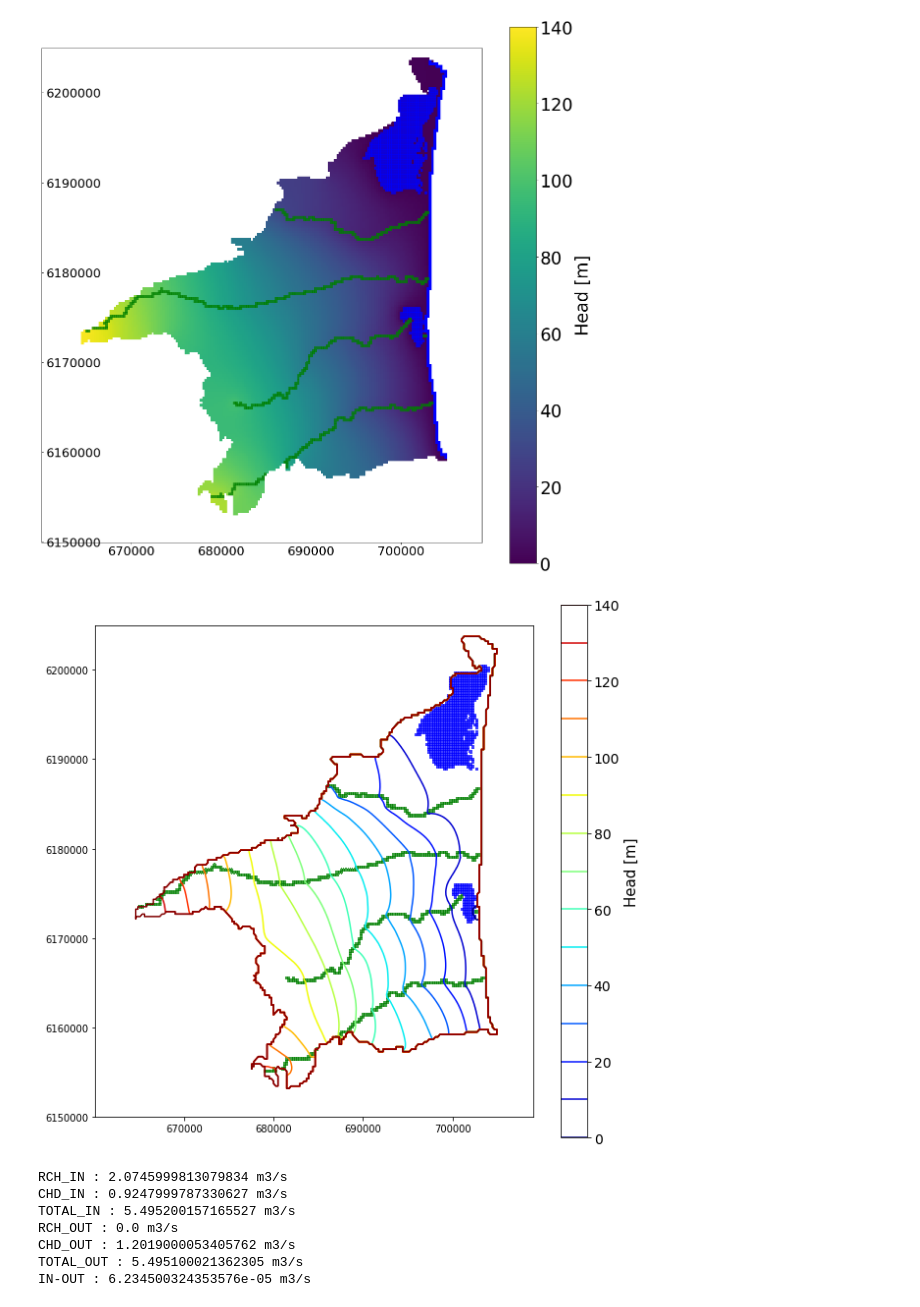
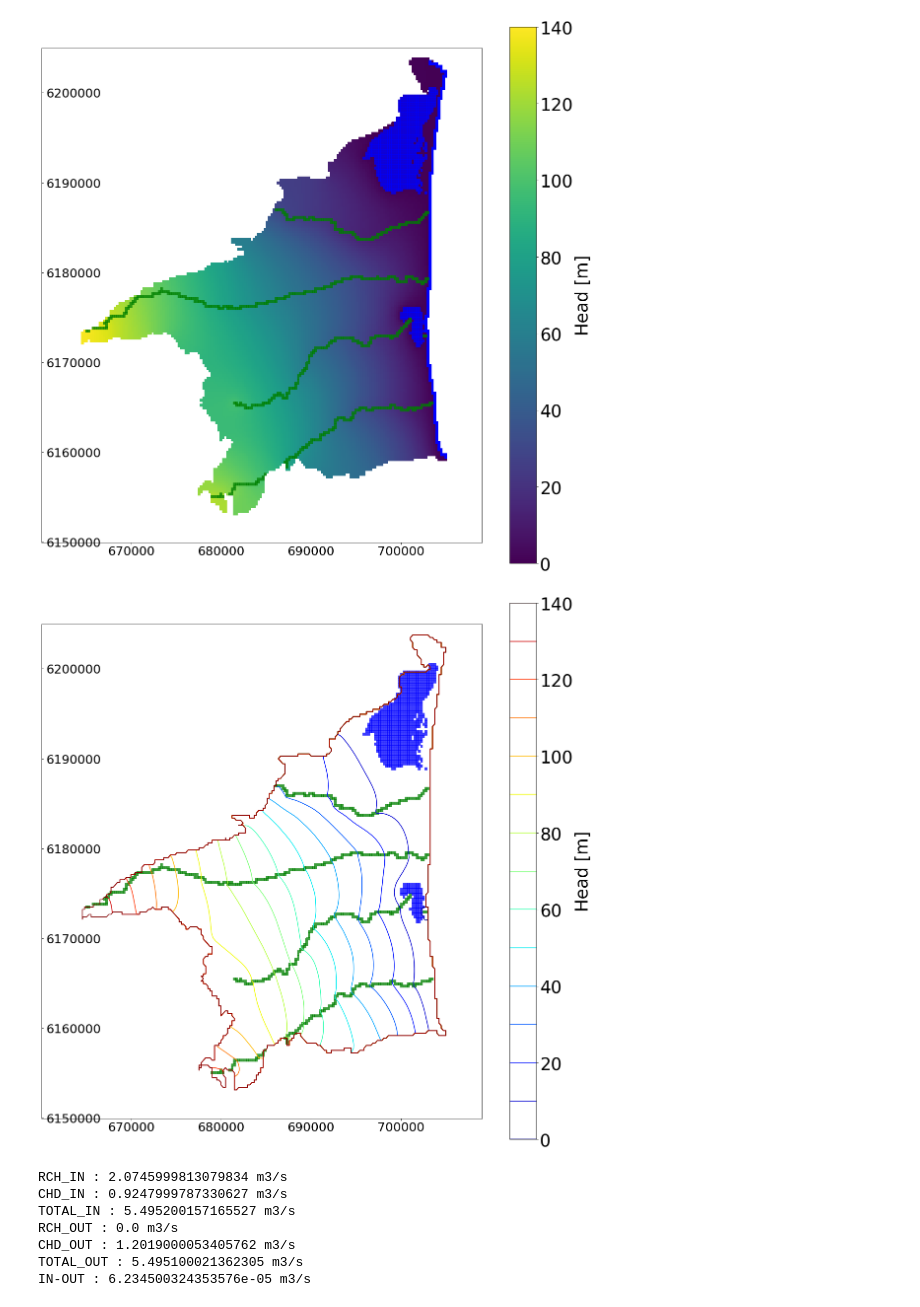
Before and after one commit to LudovicSchorpp/TM_Ludovic_Schorpp, a Jupyter notebook: codes_tests/Modeles2D/test_premier_model/test_premier_model.ipynb, the cells around one changed output. Cells and saved outputs as stored; diff of their text form; code cells hidden in the pictures.

```diff
--- a/codes_tests/Modeles2D/test_premier_model/test_premier_model.ipynb
+++ b/codes_tests/Modeles2D/test_premier_model/test_premier_model.ipynb
@@ -359,23 +361,25 @@ for file in os.listdir(model_dir):
     if file.endswith(".chd"):
         bdfile.append(os.path.splitext(file)[0])
 # %%
-fig = plt.figure(figsize=(10,10))
+fig = plt.figure(figsize=(20,20))
 ax  = plt.subplot(1, 1, 1, aspect='equal')
 ml = fp.plot.PlotMapView(model=gwf)
 
 hmesh=ml.contour_array(head,levels=np.linspace(0,140,15),cmap="jet")
 
 ml.plot_bc("Tet",color="g",alpha=0.5)
 ml.plot_bc("Rea",color="g",alpha=0.5)
 ml.plot_bc("Agy",color="g",alpha=0.5)
 ml.plot_bc("Tech",color="g",alpha=0.5)
 ml.plot_bc("eta",color="b",alpha=0.5)
 
 g=plt.colorbar(hmesh)
-g.ax.tick_params(labelsize=14)
-g.set_label("Head [m]",fontsize=15)
+g.ax.tick_params(labelsize=35)
+g.set_label("Head [m]",fontsize=35)
+ax.tick_params(labelsize=25)
+ax.tick_params(axis="y",direction="in", pad=-120)
 # %% [output]
-[figure, old version]
+[figure, new version]
 # %%
 # Total Budget
 lstBudgetfile = "{}.lst".format(model_name)
```
Also changed, not shown: parts of 2 cells of this notebook, 10 other files.
